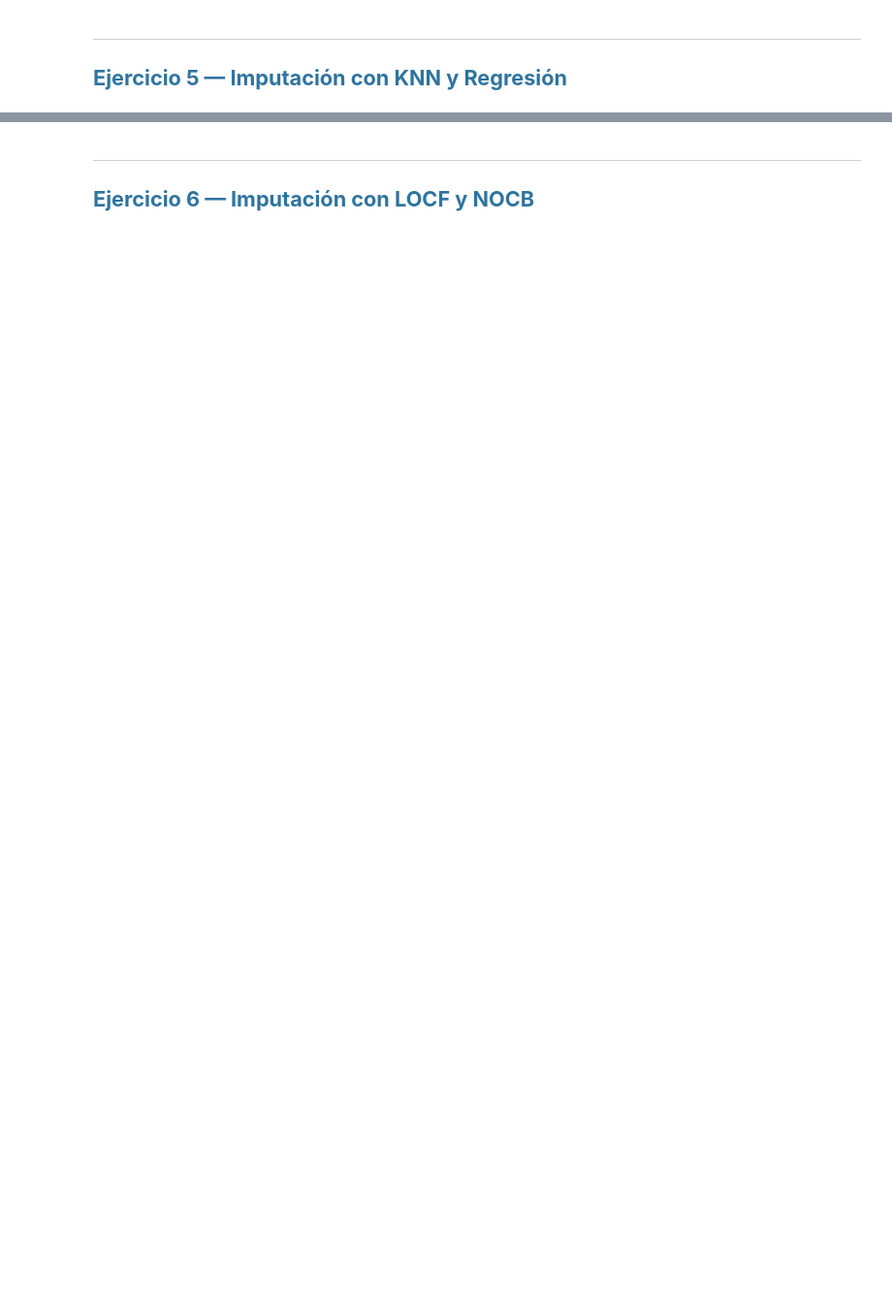
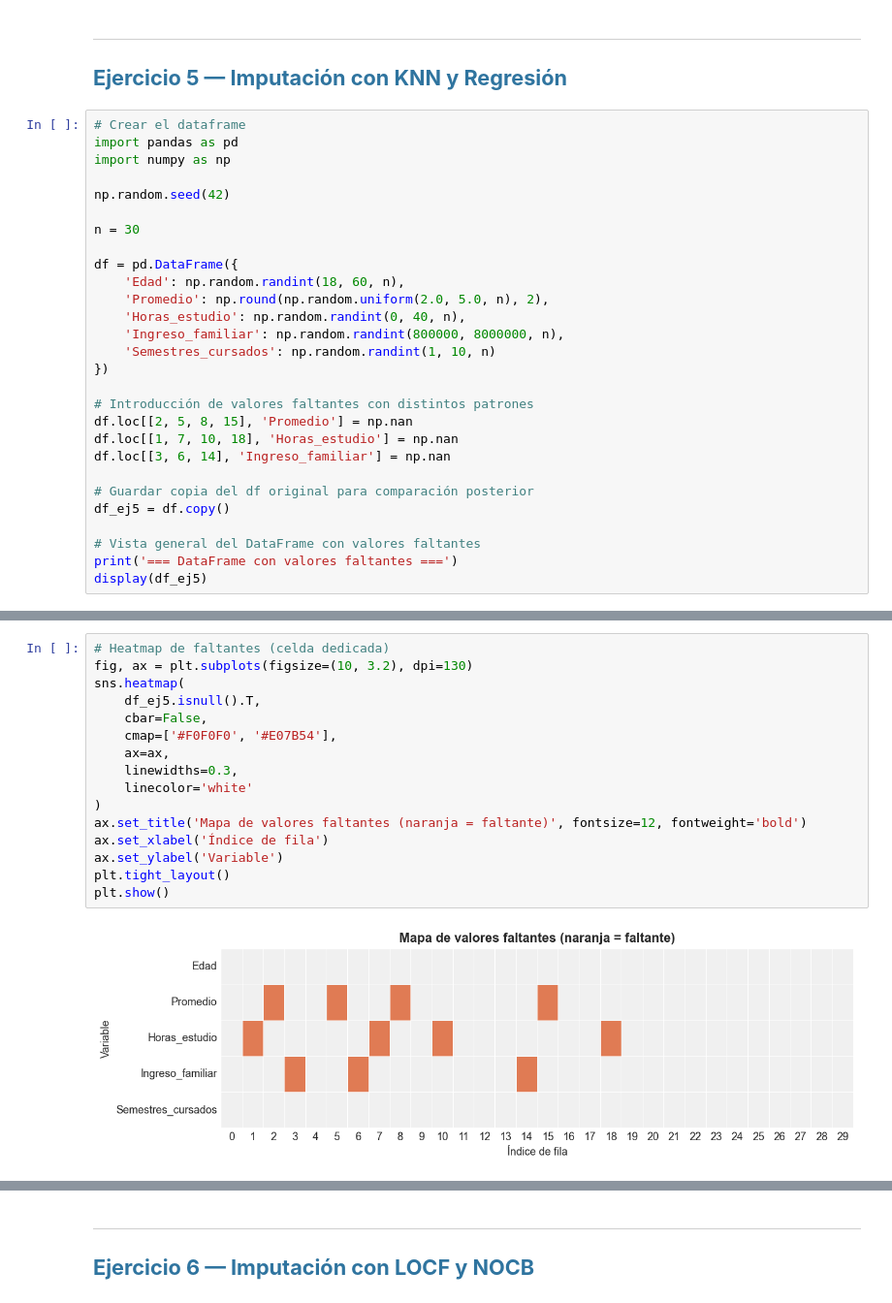
Before and after one commit to caamilo03/wine-quality, a Jupyter notebook: sesiones_practicas/sp_5_Camilo_Loaiza_Sarai_Restrepo.ipynb, the cells around one changed output, grey strips where cells are left out. Shown at 97% size. Drawn from its saved outputs; the diff is of its cells as text; blank space fills up the shorter version.

```diff
--- a/sesiones_practicas/sp_5_Camilo_Loaiza_Sarai_Restrepo.ipynb
+++ b/sesiones_practicas/sp_5_Camilo_Loaiza_Sarai_Restrepo.ipynb
@@ -612,3 +624,31 @@ plt.show()
 # %% [markdown]
 ---
 ## <span style="color:#2F749F;"><strong>Ejercicio 5 — Imputación con KNN y Regresión</strong></span>
+# %%
+# Crear el dataframe
+import pandas as pd
+import numpy as np
+
+np.random.seed(42)
+
+n = 30
+
+df = pd.DataFrame({
+    'Edad': np.random.randint(18, 60, n),
+    'Promedio': np.round(np.random.uniform(2.0, 5.0, n), 2),
+    'Horas_estudio': np.random.randint(0, 40, n),
+    'Ingreso_familiar': np.random.randint(800000, 8000000, n),
+    'Semestres_cursados': np.random.randint(1, 10, n)
+})
+
+# Introducción de valores faltantes con distintos patrones
+df.loc[[2, 5, 8, 15], 'Promedio'] = np.nan
+df.loc[[1, 7, 10, 18], 'Horas_estudio'] = np.nan
+df.loc[[3, 6, 14], 'Ingreso_familiar'] = np.nan
+
+# Guardar copia del df original para comparación posterior
+df_ej5 = df.copy()
+
+# Vista general del DataFrame con valores faltantes
+print('=== DataFrame con valores faltantes ===')
+display(df_ej5)
@@ -614,0 +712,18 @@ plt.show()
+# %%
+# Heatmap de faltantes (celda dedicada)
+fig, ax = plt.subplots(figsize=(10, 3.2), dpi=130)
+sns.heatmap(
+    df_ej5.isnull().T,
+    cbar=False,
+    cmap=['#F0F0F0', '#E07B54'],
+    ax=ax,
+    linewidths=0.3,
+    linecolor='white'
+)
+ax.set_title('Mapa de valores faltantes (naranja = faltante)', fontsize=12, fontweight='bold')
+ax.set_xlabel('Índice de fila')
+ax.set_ylabel('Variable')
+plt.tight_layout()
+plt.show()
+# %% [output]
+[figure, added]
```
Also changed, not shown: parts of 16 cells of this notebook, 4 other files.
